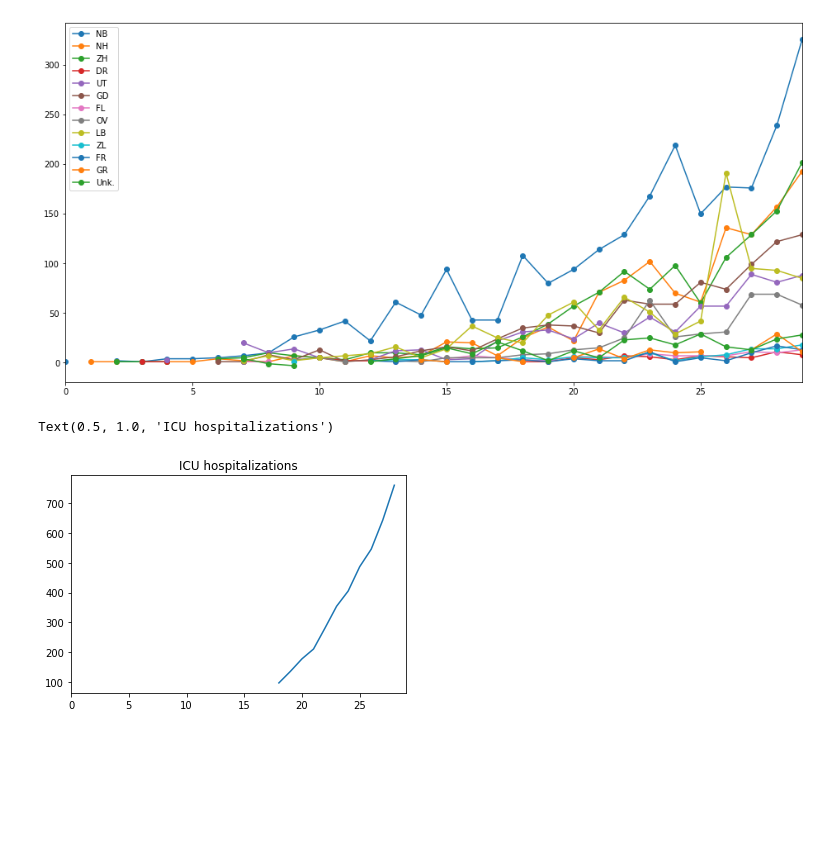
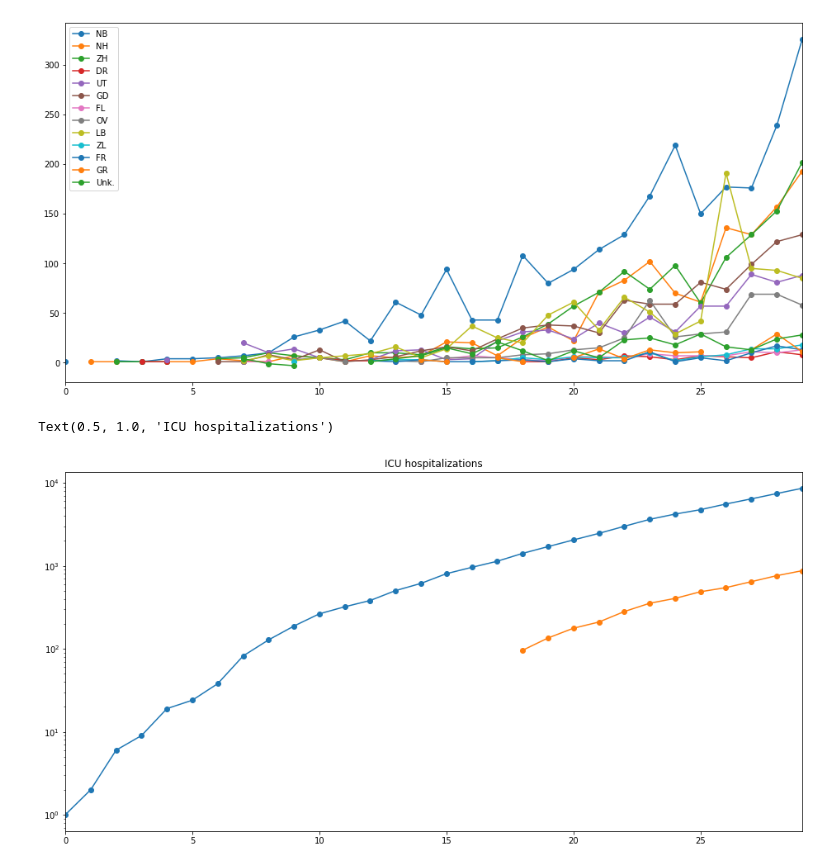
Before and after one commit to acorbe/covid19-analytics-NL-EU, a Jupyter notebook: Corona_stats.ipynb, the cells around one changed output. Cells and saved outputs as stored; diff of their text form; code cells hidden in the pictures; blank space fills up the shorter version.

```diff
--- a/Corona_stats.ipynb
+++ b/Corona_stats.ipynb
@@ -357,8 +361,14 @@ NL_situation_cleaned['Province'].astype(float).plot(marker='o',ax = ax)
 # %%
 ## ICU Patients
 
-NL_situation_cleaned['Hospitalizations']['ICU'].astype(float).plot()
+
+
+plt.figure(figsize=(16,8))
+ax = plt.gca()
+NL_situation_cleaned['Cases[b]']['Total'].astype(float).plot(marker='o',ax = ax)
+plt.yscale('log')
+NL_situation_cleaned['Hospitalizations']['ICU'].astype(float).plot(marker='o',ax = ax)
 plt.title('ICU hospitalizations')
 # %% [output]
 Text(0.5, 1.0, 'ICU hospitalizations')
-[figure, old version]
+[figure, new version]
```
Also changed, not shown: parts of 1 cell of this notebook.
